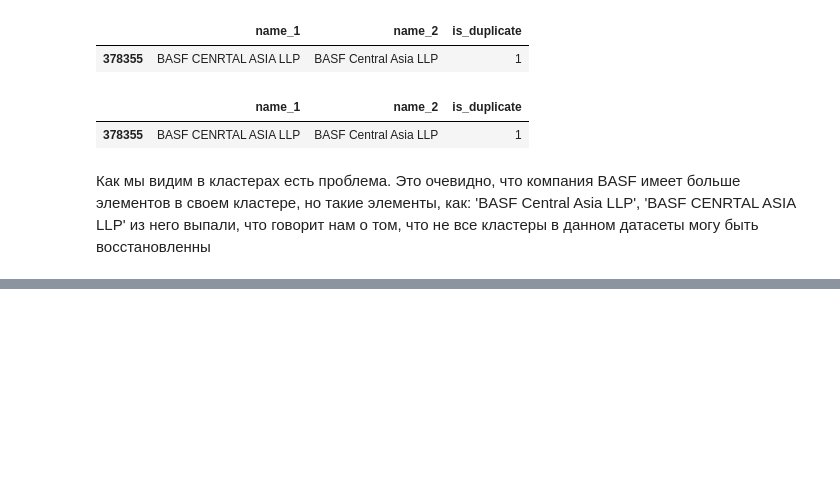
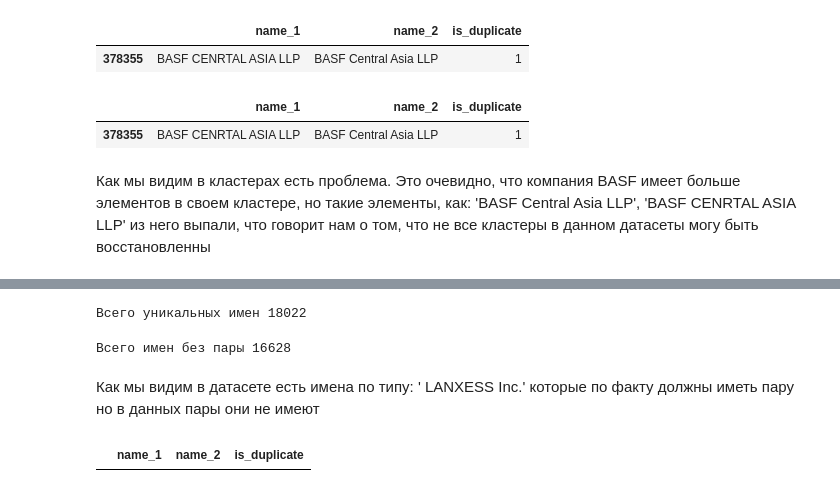
Before and after one commit to vladseve7n/ITMO.DUBL, a Jupyter notebook: Cluster_generation.ipynb, the cells around one changed output, grey strips where cells are left out. Drawn from its saved outputs; the diff is of its cells as text; code cells hidden in the pictures; blank space fills up the shorter version.

Commit message:
Add: name_wo_couple finding

```diff
--- a/Cluster_generation.ipynb
+++ b/Cluster_generation.ipynb
@@ -108,0 +88,19 @@ with open('clusters_with_unique.json', 'w') as source:
+# %%
+from tqdm import tqdm
+ds = train_ds.copy()
+unique_names = list(np.unique(np.append(train_ds.name_1.values, train_ds.name_2.values)))
+print(f'Всего уникальных имен {len(unique_names)}')
+name_wo_couple = []
+for name in tqdm(unique_names):
+    par_of_names = ds[((ds.name_1 == name) | (ds.name_2 == name)) & (ds.is_duplicate == 1)]
+    if len(par_of_names) > 0:
+        continue
+    name_wo_couple.append(name)
+    ds.drop(ds[ds.name_1 == name].index, inplace = True)
+    ds.drop(ds[ds.name_2 == name].index, inplace = True)
+# %% [output]
+Всего уникальных имен 18022
+# %%
+print(f'Всего имен без пары {len(name_wo_couple)}')
+# %% [output]
+Всего имен без пары 16628
@@ -108,0 +110,7 @@ with open('clusters_with_unique.json', 'w') as source:
+# %% [markdown]
+Как мы видим в датасете есть имена по типу: ' LANXESS Inc.' которые по факту должны иметь пару но в данных пары они не имеют
+# %%
+name = ' LANXESS Inc.'
+train_ds[((train_ds['name_1'] == name) | (train_ds['name_2'] == name)) & (train_ds['is_duplicate'] == 1)]
+# %% [output]
+|  | name_1 | name_2 | is_duplicate |
```
Also changed, not shown: parts of 9 cells of this notebook.
